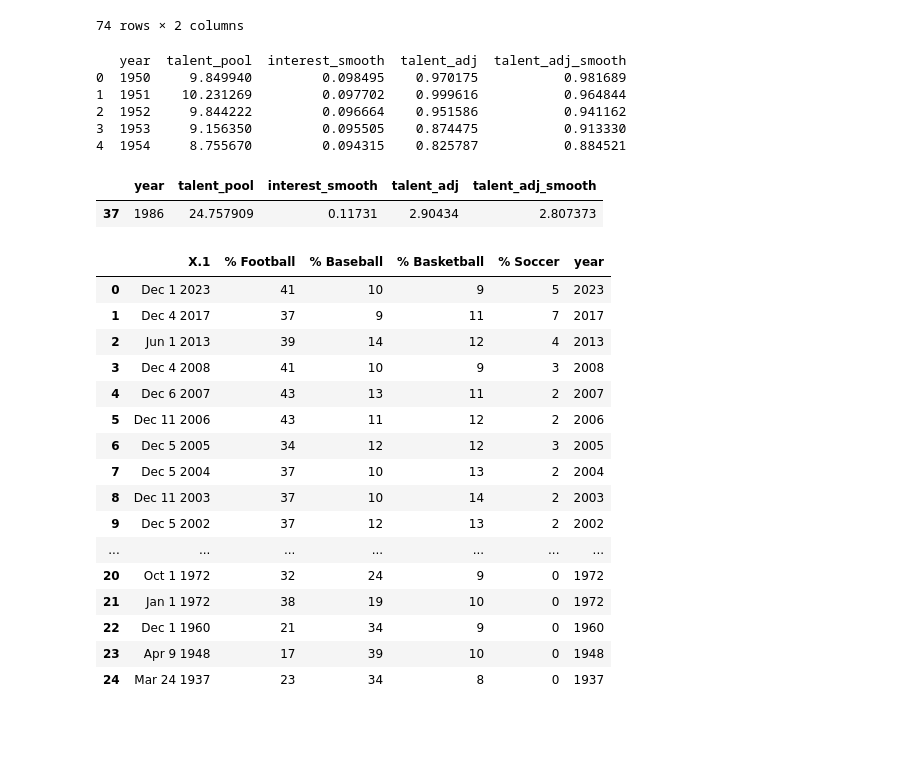
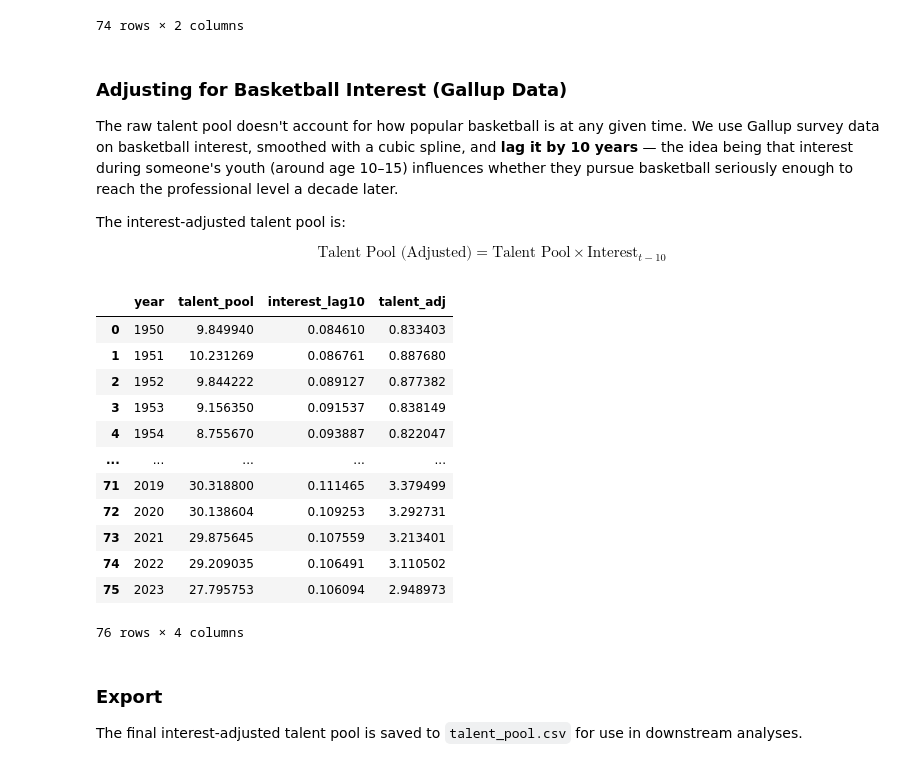
Before and after one commit to ethanmathw/FHMBasketball, a Jupyter notebook: talent_pool_estimation/talent_pool.ipynb, the cells around one changed output. Saved outputs shown, nothing was run; the diff lists cells and outputs as text; code cells hidden in the pictures; blank space fills up the shorter version.

Commit message:
saved changed, talent pool interest adjustment

```diff
--- a/talent_pool_estimation/talent_pool.ipynb
+++ b/talent_pool_estimation/talent_pool.ipynb
@@ -687,38 +669,48 @@ X_spline2 = spline2.fit_transform(X)
 model2 = LinearRegression().fit(X_spline2, y)
 df["talent_adj_smooth"] = model2.predict(X_spline2)
 
-print(df.head())
+# Create lagged interest (shift forward by 10 years)
+interest_full["interest_lag10"] = interest_full["interest_smooth"].shift(10)
+
+# Merge lagged version instead of current interest
+df = talent_df.merge(
+    interest_full[["year", "interest_lag10"]],
+    on="year",
+    how="left"
+)
+
+# Handle missing early years (first 10 years will be NaN)
+df["interest_lag10"] = df["interest_lag10"].bfill()
+
+# Apply adjustment
+df["talent_adj"] = df["talent_pool"] * df["interest_lag10"]
-# %% [output]
-   year  talent_pool  interest_smooth  talent_adj  talent_adj_smooth
-0  1950     9.849940         0.098495    0.970175           0.981689
-1  1951    10.231269         0.097702    0.999616           0.964844
-2  1952     9.844222         0.096664    0.951586           0.941162
-3  1953     9.156350         0.095505    0.874475           0.913330
-4  1954     8.755670         0.094315    0.825787           0.884521
-# %%
-df[df["year"] == 1986]
-# %% [output]
-|  | year | talent_pool | interest_smooth | talent_adj | talent_adj_smooth |
-| 37 | 1986 | 24.757909 | 0.11731 | 2.90434 | 2.807373 |
+# %% [markdown]
+### Adjusting for Basketball Interest (Gallup Data)
+
+The raw talent pool doesn't account for how popular basketball is at any given time. We use Gallup survey data on basketball interest, smoothed with a cubic spline, and **lag it by 10 years** — the idea being that interest during someone's youth (around age 10–15) influences whether they pursue basketball seriously enough to reach the professional level a decade later.
+
+The interest-adjusted talent pool is:
+
+$$\text{Talent Pool (Adjusted)} = \text{Talent Pool} \times \text{Interest}_{t-10}$$
 # %%
-interest_raw
+df
 # %% [output]
-|  | X.1 | % Football | % Baseball | % Basketball | % Soccer | year |
-| 0 | Dec 1 2023 | 41 | 10 | 9 | 5 | 2023 |
-| 1 | Dec 4 2017 | 37 | 9 | 11 | 7 | 2017 |
-| 2 | Jun 1 2013 | 39 | 14 | 12 | 4 | 2013 |
-| 3 | Dec 4 2008 | 41 | 10 | 9 | 3 | 2008 |
-| 4 | Dec 6 2007 | 43 | 13 | 11 | 2 | 2007 |
-| 5 | Dec 11 2006 | 43 | 11 | 12 | 2 | 2006 |
-| 6 | Dec 5 2005 | 34 | 12 | 12 | 3 | 2005 |
-| 7 | Dec 5 2004 | 37 | 10 | 13 | 2 | 2004 |
-| 8 | Dec 11 2003 | 37 | 10 | 14 | 2 | 2003 |
-| 9 | Dec 5 2002 | 37 | 12 | 13 | 2 | 2002 |
-| ... | ... | ... | ... | ... | ... | ... |
-| 20 | Oct 1 1972 | 32 | 24 | 9 | 0 | 1972 |
-| 21 | Jan 1 1972 | 38 | 19 | 10 | 0 | 1972 |
-| 22 | Dec 1 1960 | 21 | 34 | 9 | 0 | 1960 |
-| 23 | Apr 9 1948 | 17 | 39 | 10 | 0 | 1948 |
-| 24 | Mar 24 1937 | 23 | 34 | 8 | 0 | 1937 |
+|  | year | talent_pool | interest_lag10 | talent_adj |
+| 0 | 1950 | 9.849940 | 0.084610 | 0.833403 |
+| 1 | 1951 | 10.231269 | 0.086761 | 0.887680 |
+| 2 | 1952 | 9.844222 | 0.089127 | 0.877382 |
+| 3 | 1953 | 9.156350 | 0.091537 | 0.838149 |
+| 4 | 1954 | 8.755670 | 0.093887 | 0.822047 |
+| ... | ... | ... | ... | ... |
+| 71 | 2019 | 30.318800 | 0.111465 | 3.379499 |
+| 72 | 2020 | 30.138604 | 0.109253 | 3.292731 |
+| 73 | 2021 | 29.875645 | 0.107559 | 3.213401 |
+| 74 | 2022 | 29.209035 | 0.106491 | 3.110502 |
+| 75 | 2023 | 27.795753 | 0.106094 | 2.948973 |
+76 rows × 4 columns
 # %%
 df.to_csv("talent_pool.csv")
+# %% [markdown]
+### Export
+
+The final interest-adjusted talent pool is saved to `talent_pool.csv` for use in downstream analyses.
```
Also changed, not shown: parts of 18 cells of this notebook, 1 other file.
